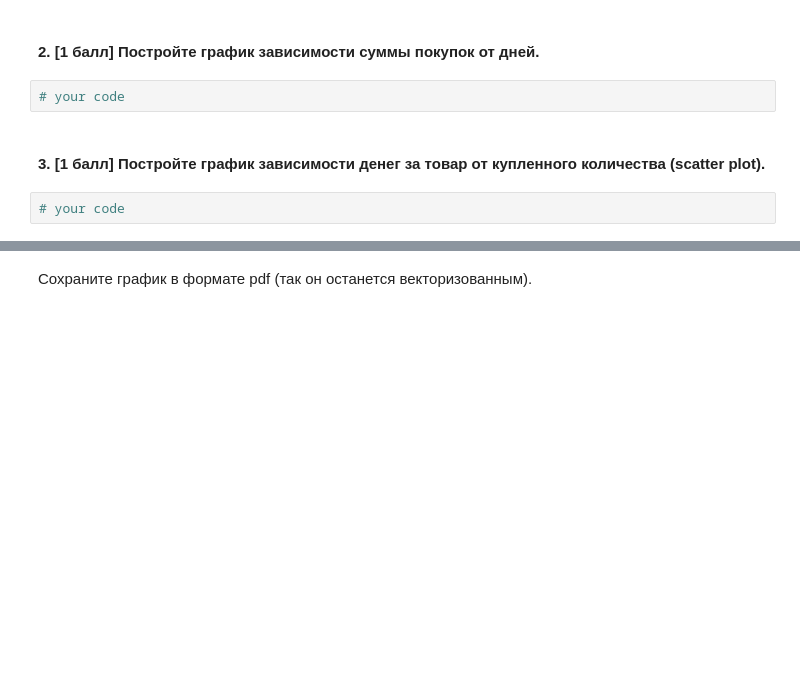
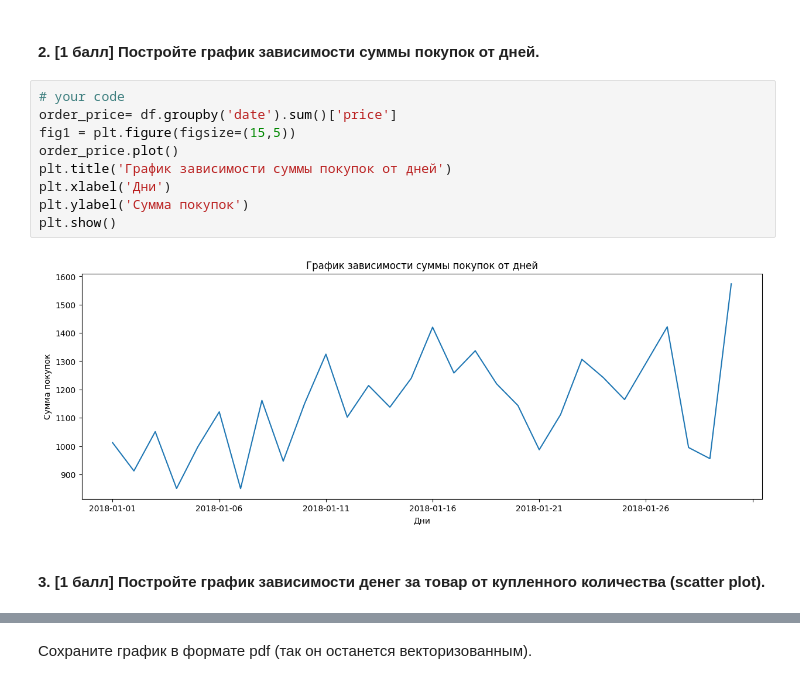
Before and after one commit to Vexrina/datamining_labs, a Jupyter notebook: lab1/hw1_part2.ipynb, the cells around one changed output, grey strips where cells are left out. Cells and saved outputs as stored; diff of their text form; blank space fills up the shorter version.

```diff
--- a/lab1/hw1_part2.ipynb
+++ b/lab1/hw1_part2.ipynb
@@ -183,8 +360,15 @@ df['date'] = df.order_id.map(dates['date'])
 # %% [markdown]
 #### 2. [1 балл] Постройте график зависимости суммы покупок от дней.
-# %%
-# your code
+# %%
+# your code
+order_price= df.groupby('date').sum()['price']
+fig1 = plt.figure(figsize=(15,5))
+order_price.plot()
+plt.title('График зависимости суммы покупок от дней')
+plt.xlabel('Дни')
+plt.ylabel('Сумма покупок')
+plt.show()
+# %% [output]
+[figure, added]
 # %% [markdown]
 #### 3. [1 балл] Постройте график зависимости денег за товар от купленного количества (scatter plot).
-# %%
-# your code
```
Also changed, not shown: parts of 34 cells of this notebook.
